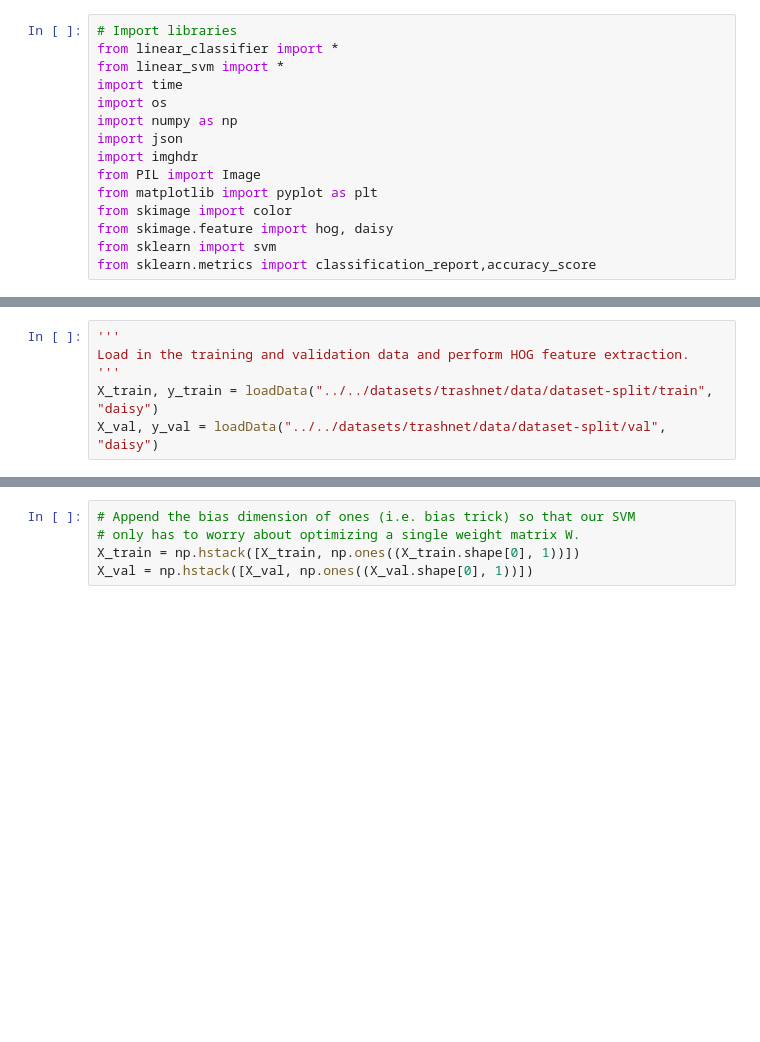
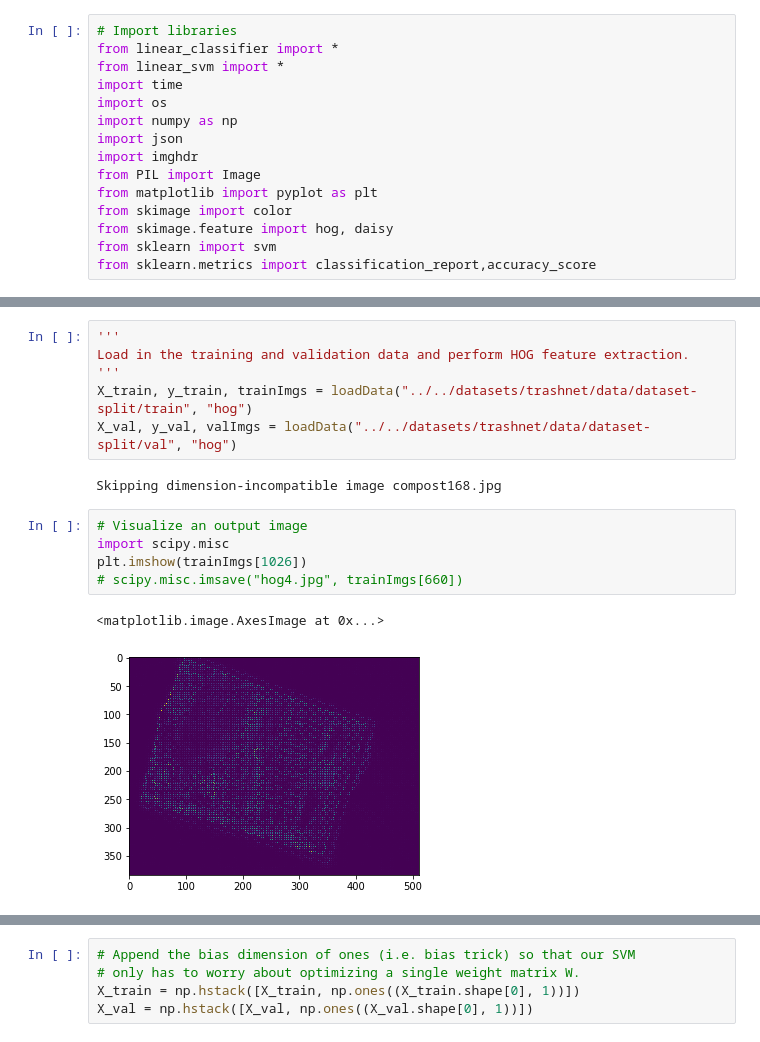
Before and after one commit to anatu/CS231n-Project-2019, a Jupyter notebook: models/baseline/customFeatures_baseline.ipynb, the cells around one changed output, grey strips where cells are left out. Drawn from its saved outputs; the diff is of its cells as text; blank space fills up the shorter version.

```diff
--- a/models/baseline/customFeatures_baseline.ipynb
+++ b/models/baseline/customFeatures_baseline.ipynb
@@ -68,8 +72,18 @@ def loadData(rootDir, featureType):
 '''
 Load in the training and validation data and perform HOG feature extraction.
 '''
-X_train, y_train = loadData("../../datasets/trashnet/data/dataset-split/train", "daisy")
-X_val, y_val = loadData("../../datasets/trashnet/data/dataset-split/val", "daisy")
+X_train, y_train, trainImgs = loadData("../../datasets/trashnet/data/dataset-split/train", "hog")
+X_val, y_val, valImgs = loadData("../../datasets/trashnet/data/dataset-split/val", "hog")
+# %% [output]
+Skipping dimension-incompatible image compost168.jpg
+# %%
+# Visualize an output image
+import scipy.misc
+plt.imshow(trainImgs[1026])
+# scipy.misc.imsave("hog4.jpg", trainImgs[660])
+# %% [output]
+<matplotlib.image.AxesImage at 0x...>
+[figure, added]
 # %%
 # Sanity check dimensions
 print(X_train.shape)
```
Also changed, not shown: parts of 8 cells of this notebook, 5 other files.
